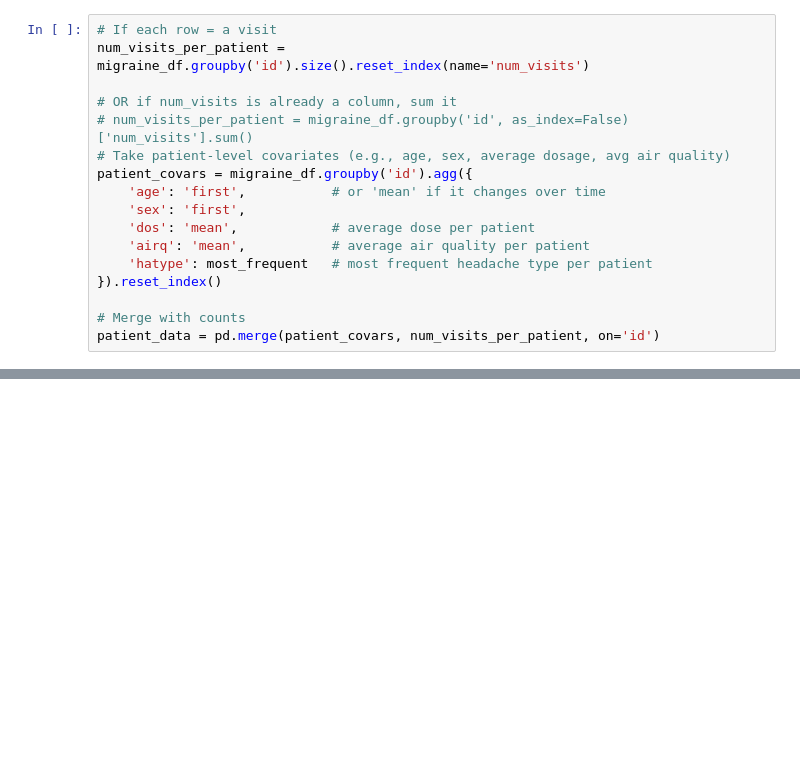
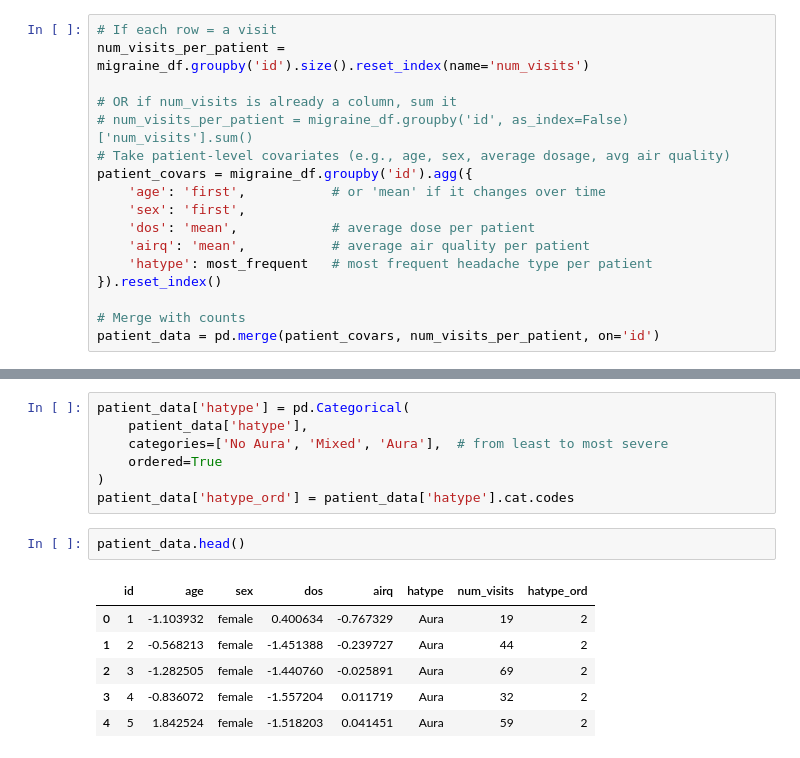
Before and after one commit to RPChinhara/alcohol_abuse_employment, a Jupyter notebook: main.ipynb, the cells around one changed output, grey strips where cells are left out. Drawn from its saved outputs; the diff is of its cells as text; blank space fills up the shorter version.

Commit message:
ordered probit model for hatype

```diff
--- a/EDA.ipynb
+++ b/main.ipynb
@@ -420 +421,17 @@ airq                    -0.0346      0.144     -0.240      0.810      -0.318
 ========================================================================================
+# %%
+patient_data['hatype'] = pd.Categorical(
+    patient_data['hatype'],
+    categories=['No Aura', 'Mixed', 'Aura'],  # from least to most severe
+    ordered=True
+)
+patient_data['hatype_ord'] = patient_data['hatype'].cat.codes
+# %%
+patient_data.head()
+# %% [output]
+|  | id | age | sex | dos | airq | hatype | num_visits | hatype_ord |
+| 0 | 1 | -1.103932 | female | 0.400634 | -0.767329 | Aura | 19 | 2 |
+| 1 | 2 | -0.568213 | female | -1.451388 | -0.239727 | Aura | 44 | 2 |
+| 2 | 3 | -1.282505 | female | -1.440760 | -0.025891 | Aura | 69 | 2 |
+| 3 | 4 | -0.836072 | female | -1.557204 | 0.011719 | Aura | 32 | 2 |
+| 4 | 5 | 1.842524 | female | -1.518203 | 0.041451 | Aura | 59 | 2 |
```
Also changed, not shown: parts of 13 cells of this notebook.
